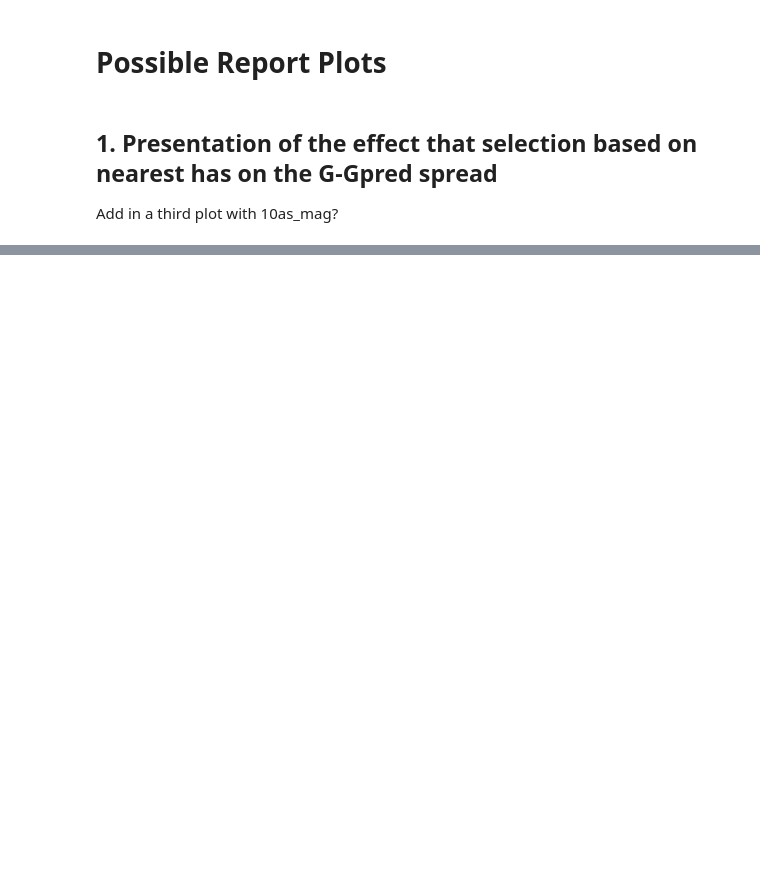
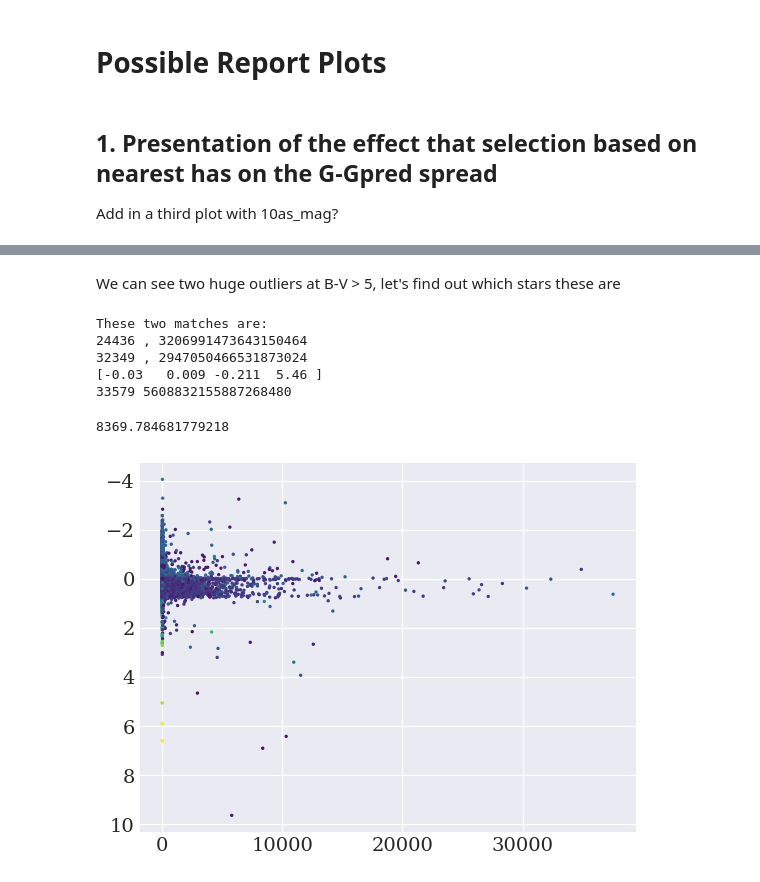
Before and after one commit to RenVit318/masterproject, a Jupyter notebook: src/notebooks/full_crossmatch_study.ipynb, the cells around one changed output, grey strips where cells are left out. Cells and saved outputs as stored; diff of their text form; code cells hidden in the pictures; blank space fills up the shorter version.

Commit message:
Match Space Exploration

```diff
--- a/src/notebooks/full_crossmatch_study.ipynb
+++ b/src/notebooks/full_crossmatch_study.ipynb
@@ -271,3 +274,4 @@ unc_gaia = np.array([gaia_10as_pos['e_ra_prop']**2, gaia_10as_pos['e_de_prop']**
 # %%
 D = compute_error_normalized_distance(pos_hipp, pos_gaia, unc_hipp, unc_gaia, method='full')
+distance = compute_error_normalized_distance(pos_hipp, pos_gaia, unc_hipp, unc_gaia, method='none')
 # %%
@@ -367,0 +438,30 @@ plt.savefig(fpath+'G_Gpred_comparison_10as_pos.png', bbox_inches='tight')
+# %% [markdown]
+We can see two huge outliers at B-V > 5, let's find out which stars these are
+# %%
+select_mask = (gaia_10as_mag['phot_g_mean_mag']-G_pred_mag) > 6
+hipp_ids = hipp_10as_mag['hip'][select_mask]
+gaia_ids = gaia_10as_mag['source_id'][select_mask]
+print(f"""These two matches are:
+{hipp_ids[0]} , {gaia_ids[0]}
+{hipp_ids[1]} , {gaia_ids[1]}""")
+print(hipp_10as_mag['b_v'][select_mask])
+print(hipp_ids[2], gaia_ids[2])
+# %% [output]
+These two matches are:
+24436 , 3206991473643150464
+32349 , 2947050466531873024
+[-0.03   0.009 -0.211  5.46 ]
+33579 5608832155887268480
+# %%
+distance[select_mask][2]
+# %% [output]
+8369.784681779218
+# %%
+fig, ax = plt.subplots(1,1)
+#plt.hexbin(distance, gaia_10as_mag['phot_g_mean_mag']-G_pred_mag, mincnt=1, bins='log', cmap='viridis')
+plt.scatter(distance, gaia_10as_mag['phot_g_mean_mag']-G_pred_mag, c=hipp_10as_mag['b_v'], cmap='viridis', s=2)
+#plt.hexbin(np.log10(distance), gaia_10as_mag['phot_g_mean_mag']-G_pred_mag, mincnt=1, bins='log', cmap='viridis')
+ax.invert_yaxis()
+#ax.set_xscale('log')
+# %% [output]
+[figure, added]
```
Also changed, not shown: parts of 14 cells of this notebook.
